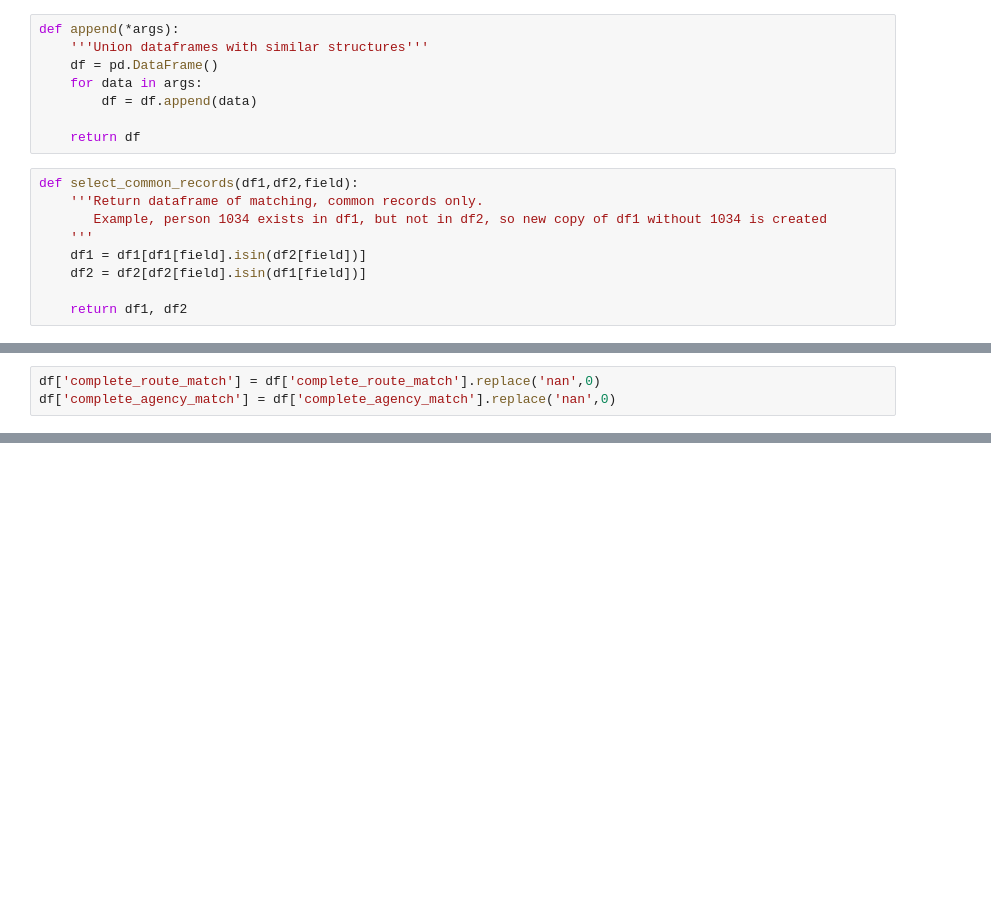
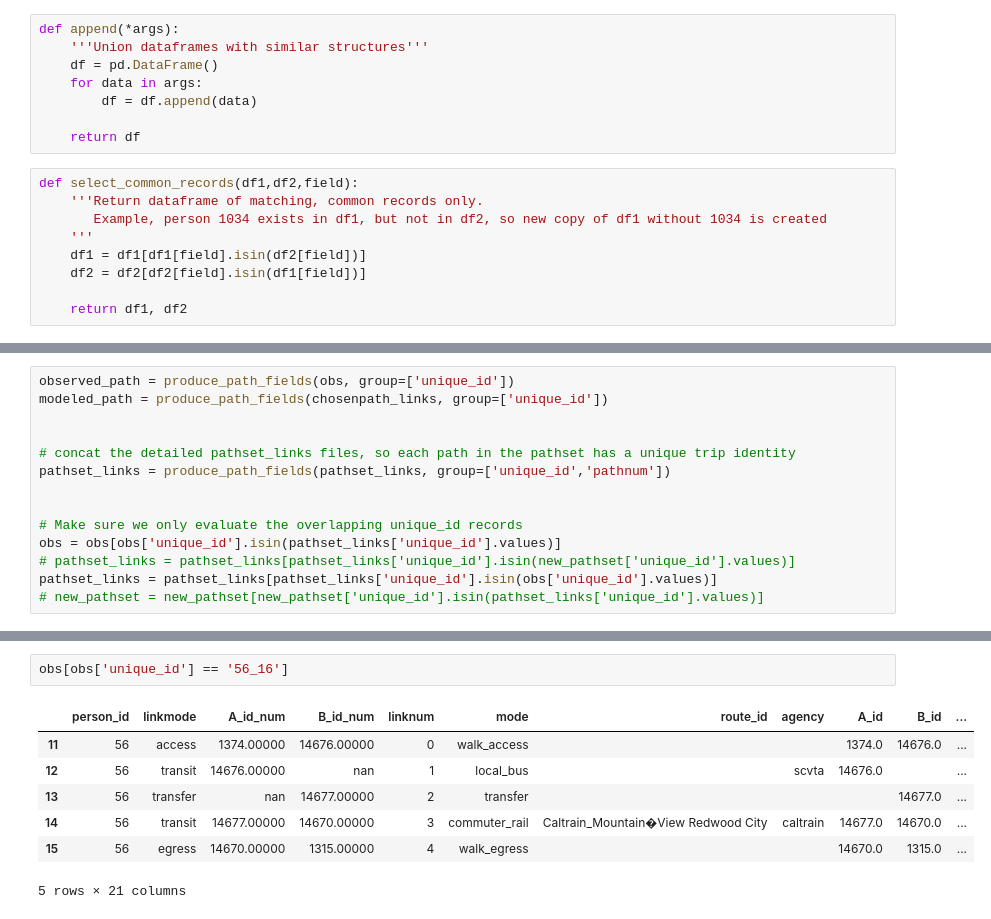
Before and after one commit to sfcta/fast-trips-validation, a Jupyter notebook: notebooks/prepare_fasttrips.ipynb, the cells around one changed output, grey strips where cells are left out. Drawn from its saved outputs; the diff is of its cells as text; blank space fills up the shorter version.

```diff
--- a/notebooks/prepare_fasttrips.ipynb
+++ b/notebooks/prepare_fasttrips.ipynb
@@ -437,3 +45,0 @@ df = pd.merge(df, complete_agency_match[['unique_id','complete_agency_match']],
-# %%
-df['complete_route_match'] = df['complete_route_match'].replace('nan',0)
-df['complete_agency_match'] = df['complete_agency_match'].replace('nan',0)
@@ -647,0 +119,14 @@ export_df
+# %%
+observed_path = produce_path_fields(obs, group=['unique_id'])
+modeled_path = produce_path_fields(chosenpath_links, group=['unique_id'])
+
+
+# concat the detailed pathset_links files, so each path in the pathset has a unique trip identity
+pathset_links = produce_path_fields(pathset_links, group=['unique_id','pathnum'])
+
+
+# Make sure we only evaluate the overlapping unique_id records
+obs = obs[obs['unique_id'].isin(pathset_links['unique_id'].values)]
+# pathset_links = pathset_links[pathset_links['unique_id'].isin(new_pathset['unique_id'].values)]
+pathset_links = pathset_links[pathset_links['unique_id'].isin(obs['unique_id'].values)]
+# new_pathset = new_pathset[new_pathset['unique_id'].isin(pathset_links['unique_id'].values)]
@@ -647,0 +152,10 @@ export_df
+# %%
+obs[obs['unique_id'] == '56_16']
+# %% [output]
+|  | person_id | linkmode | A_id_num | B_id_num | linknum | mode | route_id | agency | A_id | B_id | ... |
+| 11 | 56 | access | 1374.00000 | 14676.00000 | 0 | walk_access |  |  | 1374.0 | 14676.0 | ... |
+| 12 | 56 | transit | 14676.00000 | nan | 1 | local_bus |  | scvta | 14676.0 |  | ... |
+| 13 | 56 | transfer | nan | 14677.00000 | 2 | transfer |  |  |  | 14677.0 | ... |
+| 14 | 56 | transit | 14677.00000 | 14670.00000 | 3 | commuter_rail | Caltrain_Mountain�View Redwood City | caltrain | 14677.0 | 14670.0 | ... |
+| 15 | 56 | egress | 14670.00000 | 1315.00000 | 4 | walk_egress |  |  | 14670.0 | 1315.0 | ... |
+5 rows × 21 columns
```
Also changed, not shown: parts of 123 cells of this notebook, 3 other files.
